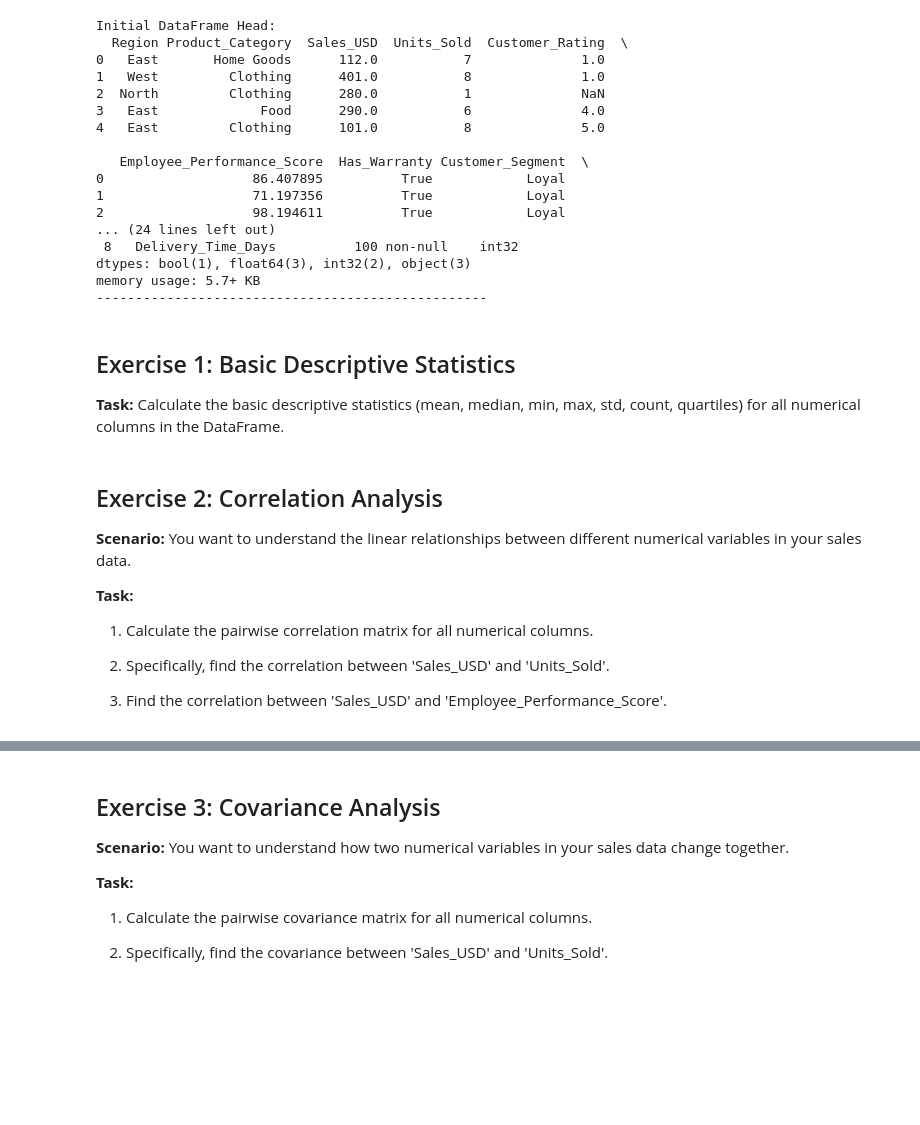
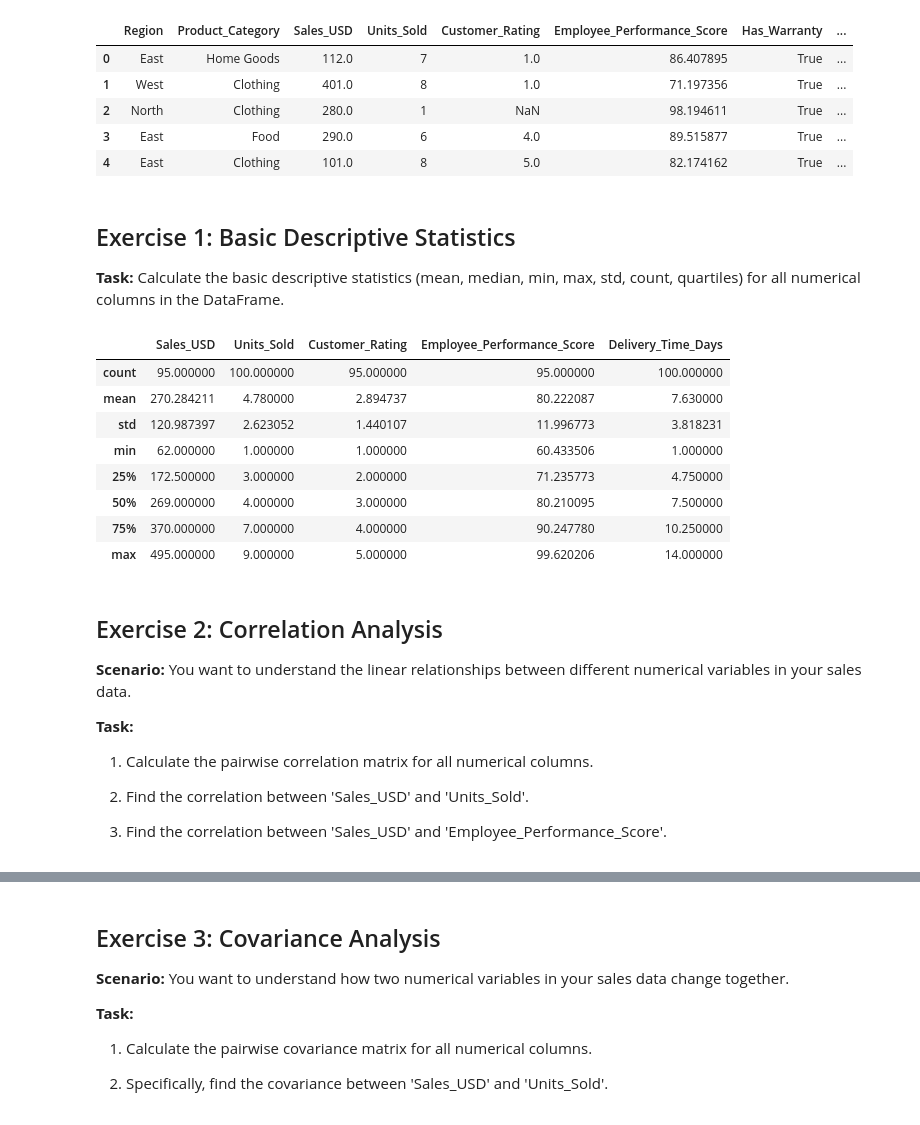
Before and after one commit to Juan-Wills/Data-analysis-Machine-learning, a Jupyter notebook: Chapter 5/Computing Descriptive Statistics.ipynb, the cells around one changed output, grey strips where cells are left out. Cells and saved outputs as stored; diff of their text form; code cells hidden in the pictures; blank space fills up the shorter version.

```diff
--- a/Chapter 5/Computing Descriptive Statistics.ipynb
+++ b/Chapter 5/Computing Descriptive Statistics.ipynb
@@ -1,48 +1,53 @@
 # %%
 import pandas as pd
 import numpy as np
 
 # Set a seed for reproducibility
 np.random.seed(42)
+
+# Set row display for large datasets
+pd.options.display.max_rows = 20
 
 data = {
     'Region': np.random.choice(['North', 'South', 'East', 'West'], size=100),
     'Product_Category': np.random.choice(['Electronics', 'Clothing', 'Home Goods', 'Food'], size=100),
     'Sales_USD': np.random.randint(50, 500, size=100),
     'Units_Sold': np.random.randint(1, 10, size=100),
     'Customer_Rating': np.random.randint(1, 6, size=100), # 1 to 5 stars
     'Employee_Performance_Score': np.random.uniform(60, 100, size=100),
     'Has_Warranty': np.random.choice([True, False], size=100, p=[0.7, 0.3]),
     'Customer_Segment': np.random.choice(['New', 'Returning', 'Loyal'], size=100, p=[0.2, 0.5, 0.3]),
     'Delivery_Time_Days': np.random.randint(1, 15, size=100)
 }
 df = pd.DataFrame(data)
 
 # Introduce some NaN values for robustness
 for col in ['Sales_USD', 'Customer_Rating', 'Employee_Performance_Score']:
     df.loc[np.random.choice(df.index, 5, replace=False), col] = np.nan
+df.head()
 # %% [output]
-Initial DataFrame Head:
-  Region Product_Category  Sales_USD  Units_Sold  Customer_Rating  \
-0   East       Home Goods      112.0           7              1.0
-1   West         Clothing      401.0           8              1.0
-2  North         Clothing      280.0           1              NaN
-3   East             Food      290.0           6              4.0
-4   East         Clothing      101.0           8              5.0
-
-   Employee_Performance_Score  Has_Warranty Customer_Segment  \
-0                   86.407895          True            Loyal
-1                   71.197356          True            Loyal
-2                   98.194611          True            Loyal
-... (24 lines left out)
- 8   Delivery_Time_Days          100 non-null    int32
-dtypes: bool(1), float64(3), int32(2), object(3)
-memory usage: 5.7+ KB
---------------------------------------------------
+|  | Region | Product_Category | Sales_USD | Units_Sold | Customer_Rating | Employee_Performance_Score | Has_Warranty | ... |
+| 0 | East | Home Goods | 112.0 | 7 | 1.0 | 86.407895 | True | ... |
+| 1 | West | Clothing | 401.0 | 8 | 1.0 | 71.197356 | True | ... |
+| 2 | North | Clothing | 280.0 | 1 | NaN | 98.194611 | True | ... |
+| 3 | East | Food | 290.0 | 6 | 4.0 | 89.515877 | True | ... |
+| 4 | East | Clothing | 101.0 | 8 | 5.0 | 82.174162 | True | ... |
 # %% [markdown]
 ## Exercise 1: Basic Descriptive Statistics
 
 **Task:** Calculate the basic descriptive statistics (mean, median, min, max, std, count, quartiles) for all numerical columns in the DataFrame.
+# %%
+df.describe()
+# %% [output]
+|  | Sales_USD | Units_Sold | Customer_Rating | Employee_Performance_Score | Delivery_Time_Days |
+| count | 95.000000 | 100.000000 | 95.000000 | 95.000000 | 100.000000 |
+| mean | 270.284211 | 4.780000 | 2.894737 | 80.222087 | 7.630000 |
+| std | 120.987397 | 2.623052 | 1.440107 | 11.996773 | 3.818231 |
+| min | 62.000000 | 1.000000 | 1.000000 | 60.433506 | 1.000000 |
+| 25% | 172.500000 | 3.000000 | 2.000000 | 71.235773 | 4.750000 |
+| 50% | 269.000000 | 4.000000 | 3.000000 | 80.210095 | 7.500000 |
+| 75% | 370.000000 | 7.000000 | 4.000000 | 90.247780 | 10.250000 |
+| max | 495.000000 | 9.000000 | 5.000000 | 99.620206 | 14.000000 |
 # %% [markdown]
 ## Exercise 2: Correlation Analysis
 
@@ -52,6 +57,6 @@ memory usage: 5.7+ KB
 
 1. Calculate the pairwise correlation matrix for all numerical columns.
 
-2. Specifically, find the correlation between 'Sales_USD' and 'Units_Sold'.
+2. Find the correlation between 'Sales_USD' and 'Units_Sold'.
 
 3. Find the correlation between 'Sales_USD' and 'Employee_Performance_Score'.
```
Also changed, not shown: parts of 21 cells of this notebook, 1 other file.
